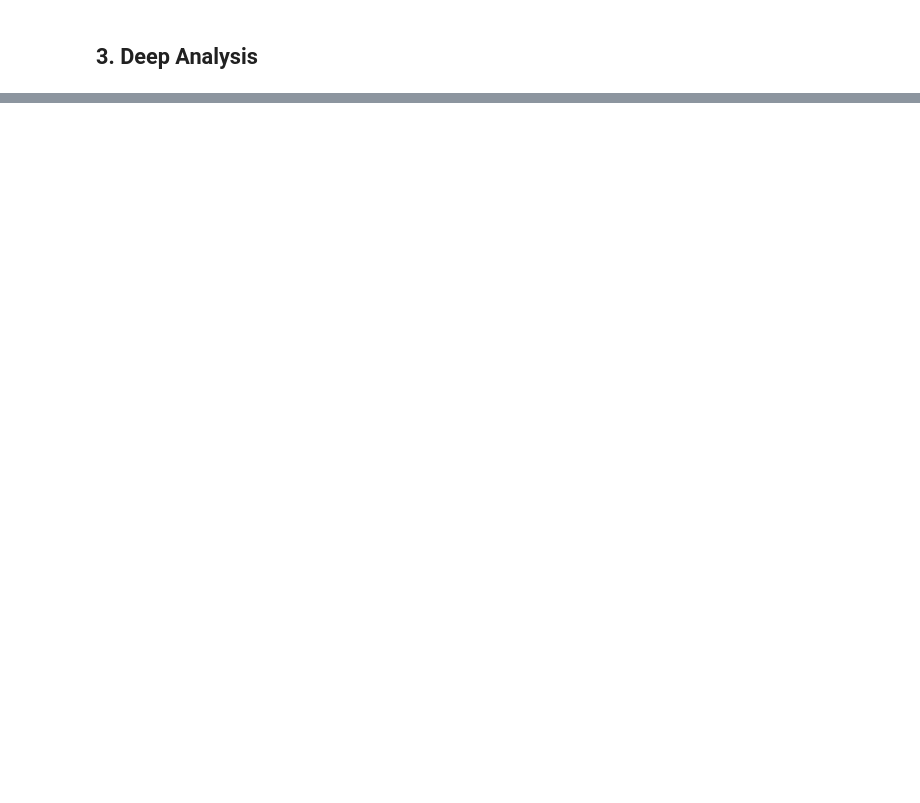
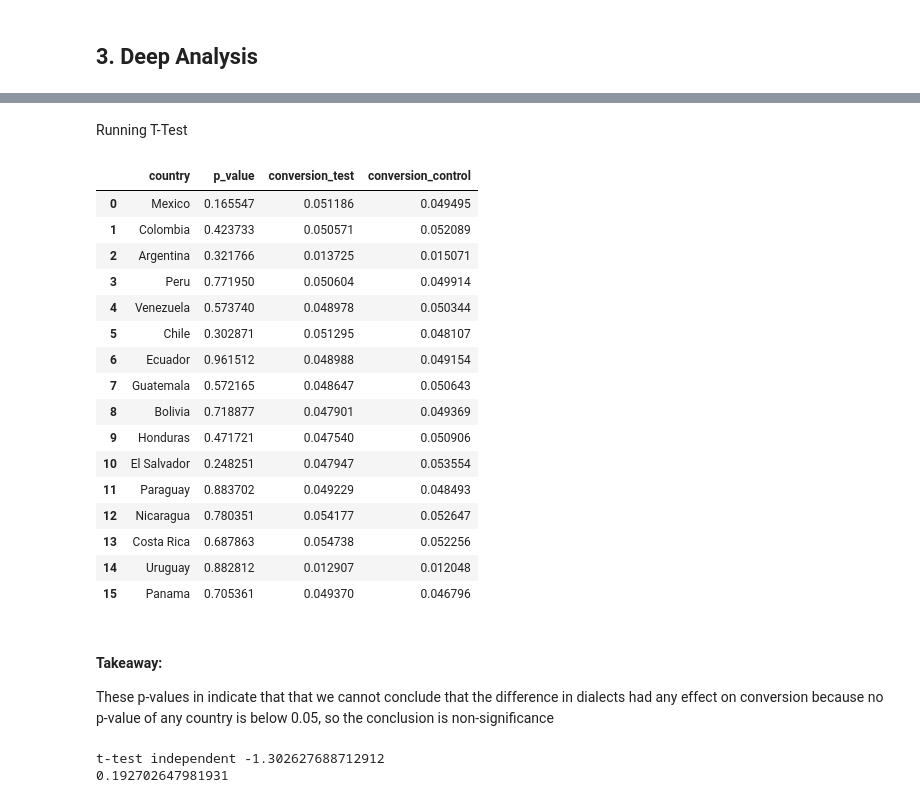
Before and after one commit to Jeanzw/Take_Home_Challenges, a Jupyter notebook: 02. Spanish Translation AB Test.ipynb, the cells around one changed output, grey strips where cells are left out. Cells and saved outputs as stored; diff of their text form; code cells hidden in the pictures; blank space fills up the shorter version.

```diff
--- a/02. Spanish Translation AB Test.ipynb
+++ b/02. Spanish Translation AB Test.ipynb
@@ -224,0 +227,6 @@ For the a/b test to be valid, both the control and test sample have to be the sa
+# %%
+# Let's look at each feature's conversion in relation
+#to whether it's a test or control sample
+for i in df.columns.difference(['user_id', 'test']):  # using difference function to exclude user_id and test columns
+    sns.catplot(i, data = df, kind = 'count', col = 'test', size = 5, aspect = 1.5)
+    plt.title(i)
@@ -224,0 +317,2 @@ For the a/b test to be valid, both the control and test sample have to be the sa
+# %% [markdown]
+Running T-Test
@@ -224,0 +322,58 @@ For the a/b test to be valid, both the control and test sample have to be the sa
+# %%
+country = []
+conversion_test = []
+conversion_control = []
+p_vals = []
+for i in data.country.value_counts().index:
+    temp = data[data.country == i]
+    cat1 = temp[data.test == 1].conversion
+    cat2 = temp[data.test == 0].conversion
+    ttest, p =stats.ttest_ind(cat2, cat1)
+    country.append(i)
+    conversion_test.append(cat1.sum()/float(len(cat1)))
+    conversion_control.append(cat2.sum()/float(len(cat2)))
+
+#     ttest_vals.append(ttest)
+    p_vals.append(p)
+
+pd.DataFrame({'country': country,
+              'conversion_test': conversion_test,
+              'conversion_control': conversion_control,
+             'p_value': p_vals})\
+[['country', 'p_value', 'conversion_test', 'conversion_control']]
+# %% [output]
+|  | country | p_value | conversion_test | conversion_control |
+| 0 | Mexico | 0.165547 | 0.051186 | 0.049495 |
+| 1 | Colombia | 0.423733 | 0.050571 | 0.052089 |
+| 2 | Argentina | 0.321766 | 0.013725 | 0.015071 |
+| 3 | Peru | 0.771950 | 0.050604 | 0.049914 |
+| 4 | Venezuela | 0.573740 | 0.048978 | 0.050344 |
+| 5 | Chile | 0.302871 | 0.051295 | 0.048107 |
+| 6 | Ecuador | 0.961512 | 0.048988 | 0.049154 |
+| 7 | Guatemala | 0.572165 | 0.048647 | 0.050643 |
+| 8 | Bolivia | 0.718877 | 0.047901 | 0.049369 |
+| 9 | Honduras | 0.471721 | 0.047540 | 0.050906 |
+| 10 | El Salvador | 0.248251 | 0.047947 | 0.053554 |
+| 11 | Paraguay | 0.883702 | 0.049229 | 0.048493 |
+| 12 | Nicaragua | 0.780351 | 0.054177 | 0.052647 |
+| 13 | Costa Rica | 0.687863 | 0.054738 | 0.052256 |
+| 14 | Uruguay | 0.882812 | 0.012907 | 0.012048 |
+| 15 | Panama | 0.705361 | 0.049370 | 0.046796 |
+# %% [markdown]
+#### Takeaway:
+These p-values in indicate that that we cannot conclude that the difference in dialects had any effect on conversion because no p-value of any country is below 0.05, so the conclusion is non-significance
+# %%
+# They are Very Different!! because age is integer but country is character
+from scipy import stats
+import numpy as np
+
+t_test_df = data[['age', 'test']].dropna()
+cat1 = t_test_df[t_test_df.test == 1].age
+cat2 = t_test_df[t_test_df.test == 0].age
+
+ttest, p =stats.ttest_ind(cat1, cat2)
+print('t-test independent', ttest)
+print(p)
+# %% [output]
+t-test independent -1.302627688712912
+0.192702647981931
```
Also changed, not shown: parts of 23 cells of this notebook.
